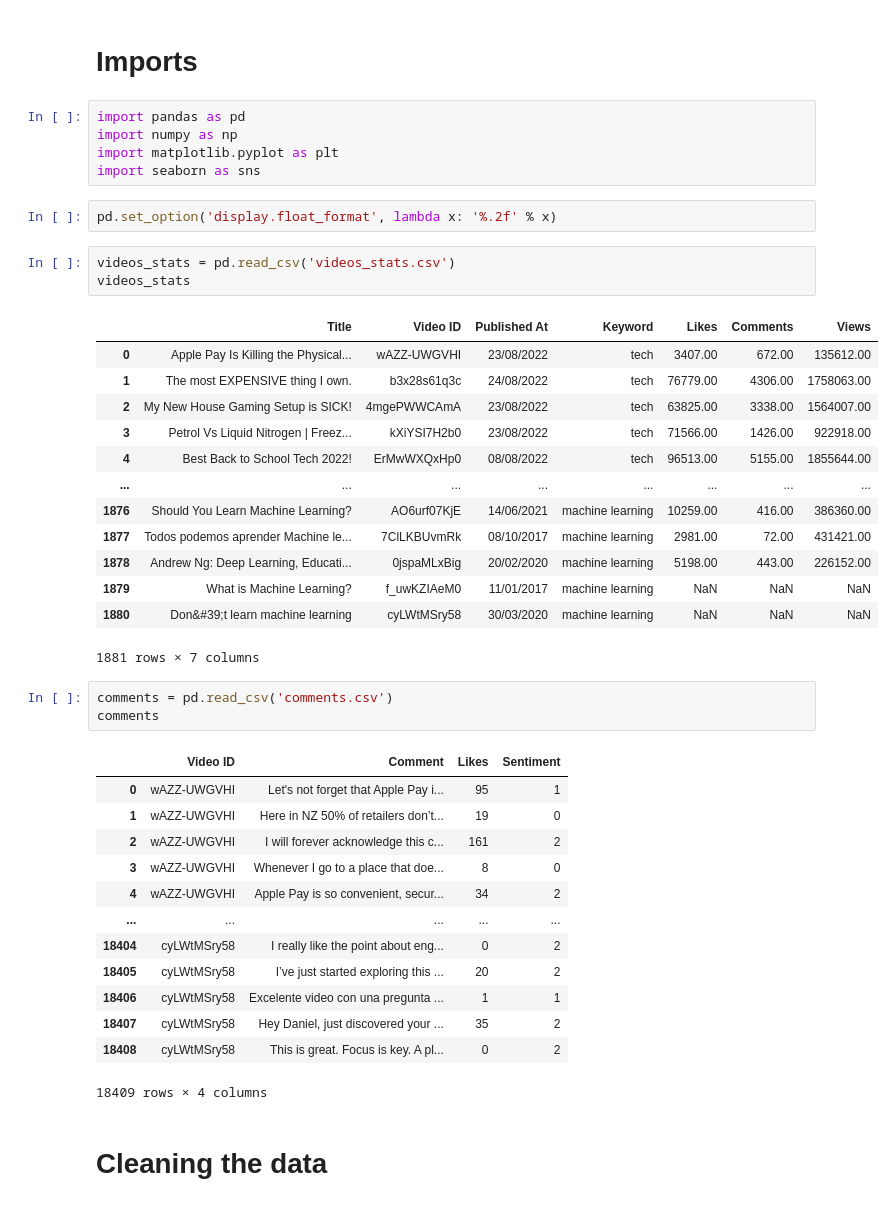
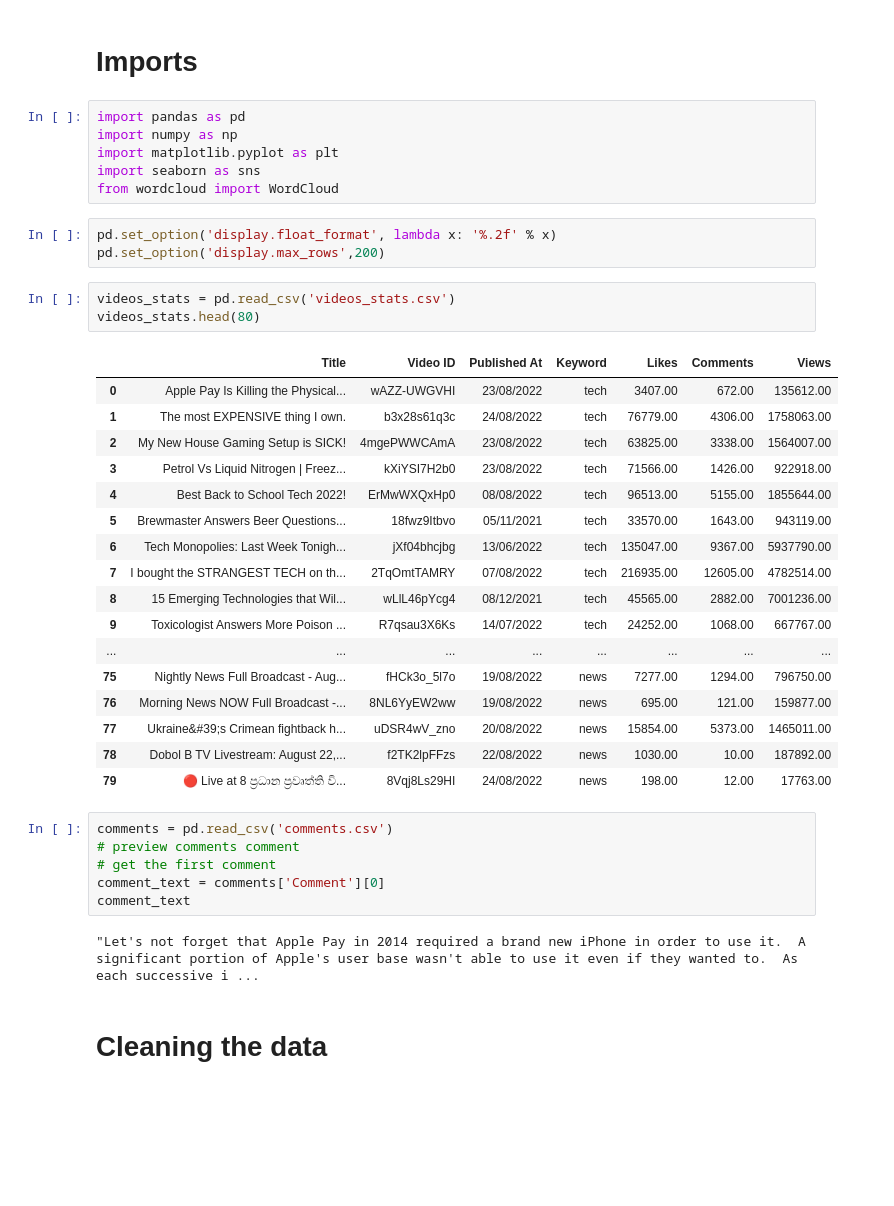
Before and after one commit to OmarEmad313/YouTube-video-trends-with-sentiment-analysis, a Jupyter notebook: notebook.ipynb, the cells around one changed output. Drawn from its saved outputs; the diff is of its cells as text; blank space fills up the shorter version.

```diff
--- a/notebook.ipynb
+++ b/notebook.ipynb
@@ -5,42 +5,39 @@ import pandas as pd
 import numpy as np
 import matplotlib.pyplot as plt
 import seaborn as sns
+from wordcloud import WordCloud
 # %%
 pd.set_option('display.float_format', lambda x: '%.2f' % x)
+pd.set_option('display.max_rows',200)
 # %%
 videos_stats = pd.read_csv('videos_stats.csv')
-videos_stats
+videos_stats.head(80)
 # %% [output]
 |  | Title | Video ID | Published At | Keyword | Likes | Comments | Views |
 | 0 | Apple Pay Is Killing the Physical... | wAZZ-UWGVHI | 23/08/2022 | tech | 3407.00 | 672.00 | 135612.00 |
 | 1 | The most EXPENSIVE thing I own. | b3x28s61q3c | 24/08/2022 | tech | 76779.00 | 4306.00 | 1758063.00 |
 | 2 | My New House Gaming Setup is SICK! | 4mgePWWCAmA | 23/08/2022 | tech | 63825.00 | 3338.00 | 1564007.00 |
 | 3 | Petrol Vs Liquid Nitrogen | Freez... | kXiYSI7H2b0 | 23/08/2022 | tech | 71566.00 | 1426.00 | 922918.00 |
 | 4 | Best Back to School Tech 2022! | ErMwWXQxHp0 | 08/08/2022 | tech | 96513.00 | 5155.00 | 1855644.00 |
+| 5 | Brewmaster Answers Beer Questions... | 18fwz9Itbvo | 05/11/2021 | tech | 33570.00 | 1643.00 | 943119.00 |
+| 6 | Tech Monopolies: Last Week Tonigh... | jXf04bhcjbg | 13/06/2022 | tech | 135047.00 | 9367.00 | 5937790.00 |
+| 7 | I bought the STRANGEST TECH on th... | 2TqOmtTAMRY | 07/08/2022 | tech | 216935.00 | 12605.00 | 4782514.00 |
+| 8 | 15 Emerging Technologies that Wil... | wLlL46pYcg4 | 08/12/2021 | tech | 45565.00 | 2882.00 | 7001236.00 |
+| 9 | Toxicologist Answers More Poison ... | R7qsau3X6Ks | 14/07/2022 | tech | 24252.00 | 1068.00 | 667767.00 |
 | ... | ... | ... | ... | ... | ... | ... | ... |
-| 1876 | Should You Learn Machine Learning? | AO6urf07KjE | 14/06/2021 | machine learning | 10259.00 | 416.00 | 386360.00 |
-| 1877 | Todos podemos aprender Machine le... | 7ClLKBUvmRk | 08/10/2017 | machine learning | 2981.00 | 72.00 | 431421.00 |
-| 1878 | Andrew Ng: Deep Learning, Educati... | 0jspaMLxBig | 20/02/2020 | machine learning | 5198.00 | 443.00 | 226152.00 |
-| 1879 | What is Machine Learning? | f_uwKZIAeM0 | 11/01/2017 | machine learning | NaN | NaN | NaN |
-| 1880 | Don&#39;t learn machine learning | cyLWtMSry58 | 30/03/2020 | machine learning | NaN | NaN | NaN |
+| 75 | Nightly News Full Broadcast - Aug... | fHCk3o_5l7o | 19/08/2022 | news | 7277.00 | 1294.00 | 796750.00 |
+| 76 | Morning News NOW Full Broadcast -... | 8NL6YyEW2ww | 19/08/2022 | news | 695.00 | 121.00 | 159877.00 |
+| 77 | Ukraine&#39;s Crimean fightback h... | uDSR4wV_zno | 20/08/2022 | news | 15854.00 | 5373.00 | 1465011.00 |
+| 78 | Dobol B TV Livestream: August 22,... | f2TK2lpFFzs | 22/08/2022 | news | 1030.00 | 10.00 | 187892.00 |
+| 79 | 🔴 Live at 8 ප්‍රධාන ප්‍රවෘත්ති වි... | 8Vqj8Ls29HI | 24/08/2022 | news | 198.00 | 12.00 | 17763.00 |
-1881 rows × 7 columns
 # %%
 comments = pd.read_csv('comments.csv')
-comments
+# preview comments comment
+# get the first comment
+comment_text = comments['Comment'][0]
+comment_text
 # %% [output]
-|  | Video ID | Comment | Likes | Sentiment |
-| 0 | wAZZ-UWGVHI | Let's not forget that Apple Pay i... | 95 | 1 |
-| 1 | wAZZ-UWGVHI | Here in NZ 50% of retailers don’t... | 19 | 0 |
-| 2 | wAZZ-UWGVHI | I will forever acknowledge this c... | 161 | 2 |
-| 3 | wAZZ-UWGVHI | Whenever I go to a place that doe... | 8 | 0 |
-| 4 | wAZZ-UWGVHI | Apple Pay is so convenient, secur... | 34 | 2 |
-| ... | ... | ... | ... | ... |
-| 18404 | cyLWtMSry58 | I really like the point about eng... | 0 | 2 |
-| 18405 | cyLWtMSry58 | I’ve just started exploring this ... | 20 | 2 |
-| 18406 | cyLWtMSry58 | Excelente video con una pregunta ... | 1 | 1 |
-| 18407 | cyLWtMSry58 | Hey Daniel, just discovered your ... | 35 | 2 |
-| 18408 | cyLWtMSry58 | This is great. Focus is key. A pl... | 0 | 2 |
-18409 rows × 4 columns
+"Let's not forget that Apple Pay in 2014 required a brand new iPhone in order to use it.  A significant portion of Apple's user base wasn't able to use it even if they wanted to.  As each successive i ...
 # %% [markdown]
 # Cleaning the data
 # %% [markdown]
```
Also changed, not shown: parts of 55 cells of this notebook, 1 other file.
